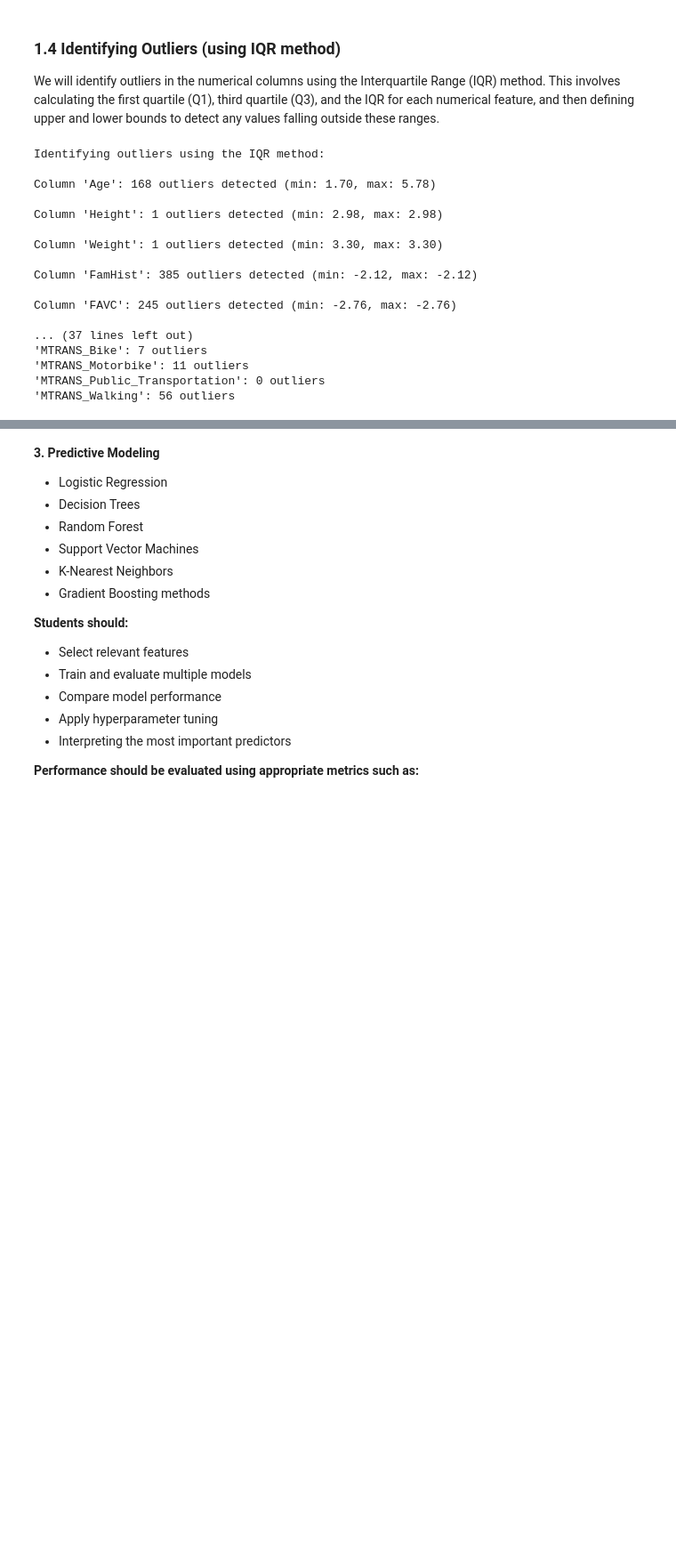
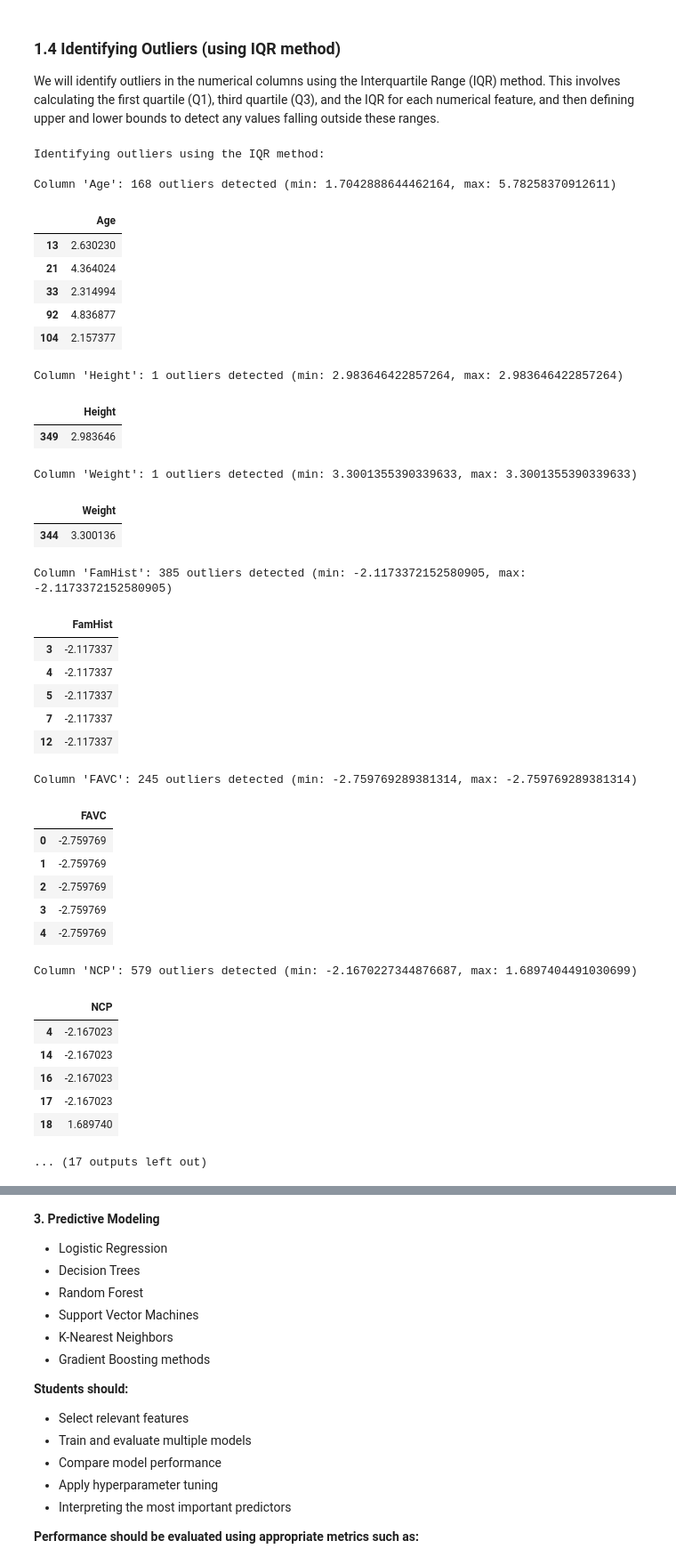
Before and after one commit to MInesGomes/DataScienceObesityLevels, a Jupyter notebook: DSGroup2.ipynb, the cells around one changed output, grey strips where cells are left out. Shown at 89% size. Drawn from its saved outputs; the diff is of its cells as text; code cells hidden in the pictures; blank space fills up the shorter version.

```diff
--- a/DSGroup2.ipynb
+++ b/DSGroup2.ipynb
@@ -261,52 +310,72 @@ This involves calculating the first quartile (Q1), third quartile (Q3), and the
 import numpy as np
 
 # Identify numerical columns for outlier detection (excluding one-hot encoded and target variable)
 # We'll use the 'numerical_cols' list from the previous scaling step, as it contains only original numerical features
 
 print("Identifying outliers using the IQR method:")
 
 outlier_summary = {} # Dictionary to store outlier counts
 
 for col in numerical_cols:
     Q1 = df_scaled[col].quantile(0.25)
     Q3 = df_scaled[col].quantile(0.75)
     IQR = Q3 - Q1
 
     lower_bound = Q1 - 1.5 * IQR
     upper_bound = Q3 + 1.5 * IQR
 
     # Identify outliers
     outliers = df_scaled[(df_scaled[col] < lower_bound) | (df_scaled[col] > upper_bound)]
 
     # Store the count of outliers
     outlier_summary[col] = len(outliers)
 
     if not outliers.empty:
-        print(f"\nColumn '{col}': {len(outliers)} outliers detected (min: {outliers[col].min():.2f}, max: {outliers[col].max():.2f})")
-        # Optional: display some of the outlier rows
-        # display(outliers[[col]].head())
+        print(f"\nColumn '{col}': {len(outliers)} outliers detected (min: {outliers[col].min()}, max: {outliers[col].max()})")
+        # if len(outliers) < 3:
+        display(outliers[[col]].head())
 
 print("\nSummary of Outliers Detected:")
 for col, count in outlier_summary.items():
-    print(f"'{col}': {count} outliers")
+   if count > 0: print(f"'{col}': {count} outliers")
 # %% [output]
 Identifying outliers using the IQR method:
 
-Column 'Age': 168 outliers detected (min: 1.70, max: 5.78)
-
-Column 'Height': 1 outliers detected (min: 2.98, max: 2.98)
-
-Column 'Weight': 1 outliers detected (min: 3.30, max: 3.30)
-
-Column 'FamHist': 385 outliers detected (min: -2.12, max: -2.12)
-
-Column 'FAVC': 245 outliers detected (min: -2.76, max: -2.76)
-
-... (37 lines left out)
-'MTRANS_Bike': 7 outliers
-'MTRANS_Motorbike': 11 outliers
-'MTRANS_Public_Transportation': 0 outliers
-'MTRANS_Walking': 56 outliers
+Column 'Age': 168 outliers detected (min: 1.7042888644462164, max: 5.78258370912611)
+|  | Age |
+| 13 | 2.630230 |
+| 21 | 4.364024 |
+| 33 | 2.314994 |
+| 92 | 4.836877 |
+| 104 | 2.157377 |
+Column 'Height': 1 outliers detected (min: 2.983646422857264, max: 2.983646422857264)
+|  | Height |
+| 349 | 2.983646 |
+Column 'Weight': 1 outliers detected (min: 3.3001355390339633, max: 3.3001355390339633)
+|  | Weight |
+| 344 | 3.300136 |
+Column 'FamHist': 385 outliers detected (min: -2.1173372152580905, max: -2.1173372152580905)
+|  | FamHist |
+| 3 | -2.117337 |
+| 4 | -2.117337 |
+| 5 | -2.117337 |
+| 7 | -2.117337 |
+| 12 | -2.117337 |
+Column 'FAVC': 245 outliers detected (min: -2.759769289381314, max: -2.759769289381314)
+|  | FAVC |
+| 0 | -2.759769 |
+| 1 | -2.759769 |
+| 2 | -2.759769 |
+| 3 | -2.759769 |
+| 4 | -2.759769 |
+Column 'NCP': 579 outliers detected (min: -2.1670227344876687, max: 1.6897404491030699)
+|  | NCP |
+| 4 | -2.167023 |
+| 14 | -2.167023 |
+| 16 | -2.167023 |
+| 17 | -2.167023 |
+| 18 | 1.689740 |
+... (17 outputs left out)
 # %% [markdown]
 # **2. Additional Insights**
 
```
Also changed, not shown: parts of 3 cells of this notebook.
